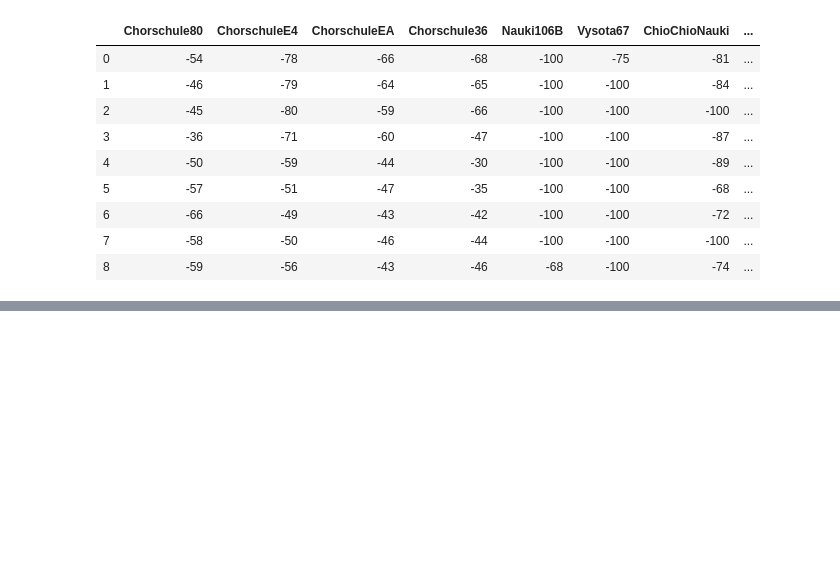
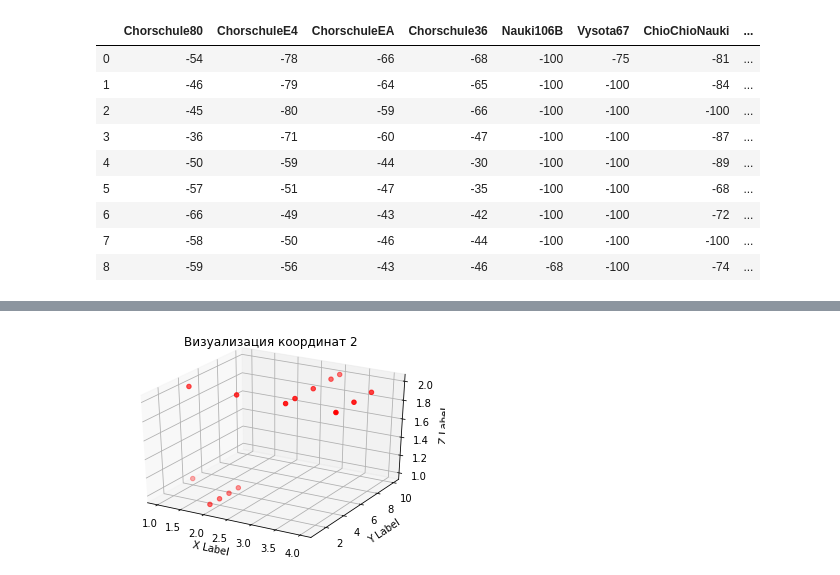
Before and after one commit to lode00/wifi, a Jupyter notebook: Analysis.ipynb, the cells around one changed output, grey strips where cells are left out. Drawn from its saved outputs; the diff is of its cells as text; code cells hidden in the pictures; blank space fills up the shorter version.

```diff
--- a/Analysis.ipynb
+++ b/Analysis.ipynb
@@ -420,0 +496,16 @@ route2_pred
+# %%
+from mpl_toolkits.mplot3d import Axes3D
+import matplotlib.pyplot as plt
+fig = plt.figure()
+ax2 = fig.add_subplot(111, projection='3d')
+x2=route1_pred.iloc[:,9]
+y2 =route1_pred.iloc[:,10]
+z2= route1_pred.iloc[:,11]
+ax2.scatter(x2,y2,z2, c='r', marker='o')
+ax2.set_title('Визуализация координат 2')
+ax2.set_xlabel('X Label')
+ax2.set_ylabel('Y Label')
+ax2.set_zlabel('Z Label')
+plt.show()
+# %% [output]
+[figure, added]
```
Also changed, not shown: parts of 13 cells of this notebook, 1 other file.
